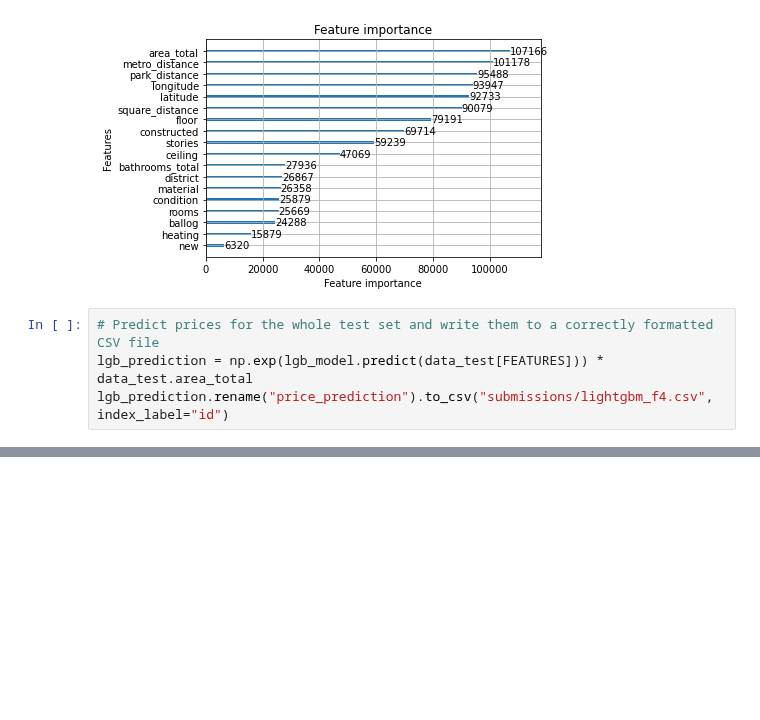
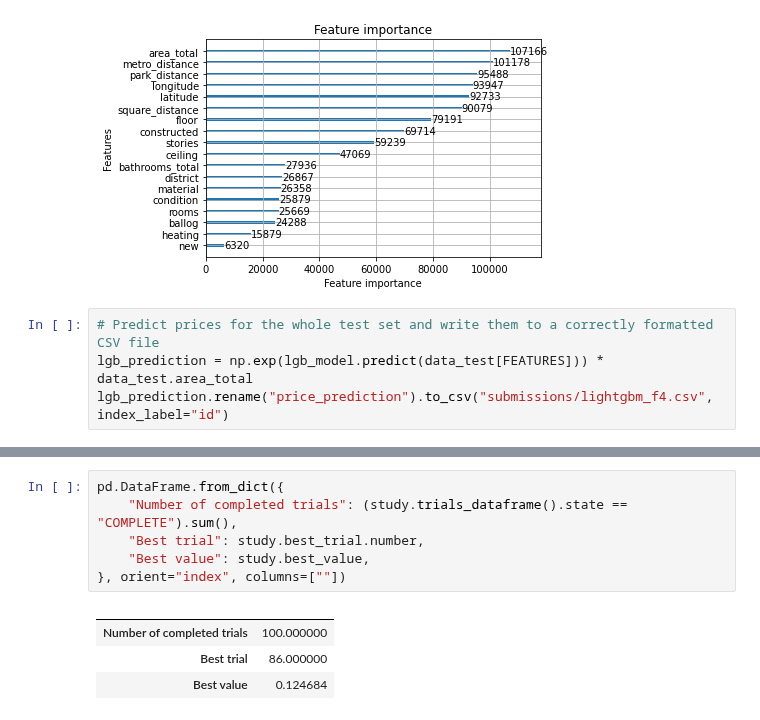
Before and after one commit to jimoskar/ml, a Jupyter notebook: project/vegard_notebook.ipynb, the cells around one changed output, grey strips where cells are left out. Drawn from its saved outputs; the diff is of its cells as text; blank space fills up the shorter version.

```diff
--- a/project/vegard_notebook.ipynb
+++ b/project/vegard_notebook.ipynb
@@ -608,0 +739,11 @@ lgb_prediction.rename("price_prediction").to_csv("submissions/lightgbm_f4.csv",
+# %%
+pd.DataFrame.from_dict({
+    "Number of completed trials": (study.trials_dataframe().state == "COMPLETE").sum(),
+    "Best trial": study.best_trial.number,
+    "Best value": study.best_value,
+}, orient="index", columns=[""])
+# %% [output]
+|  |  |
+| Number of completed trials | 100.000000 |
+| Best trial | 86.000000 |
+| Best value | 0.124684 |
```
Also changed, not shown: parts of 21 cells of this notebook, 4 other files.
